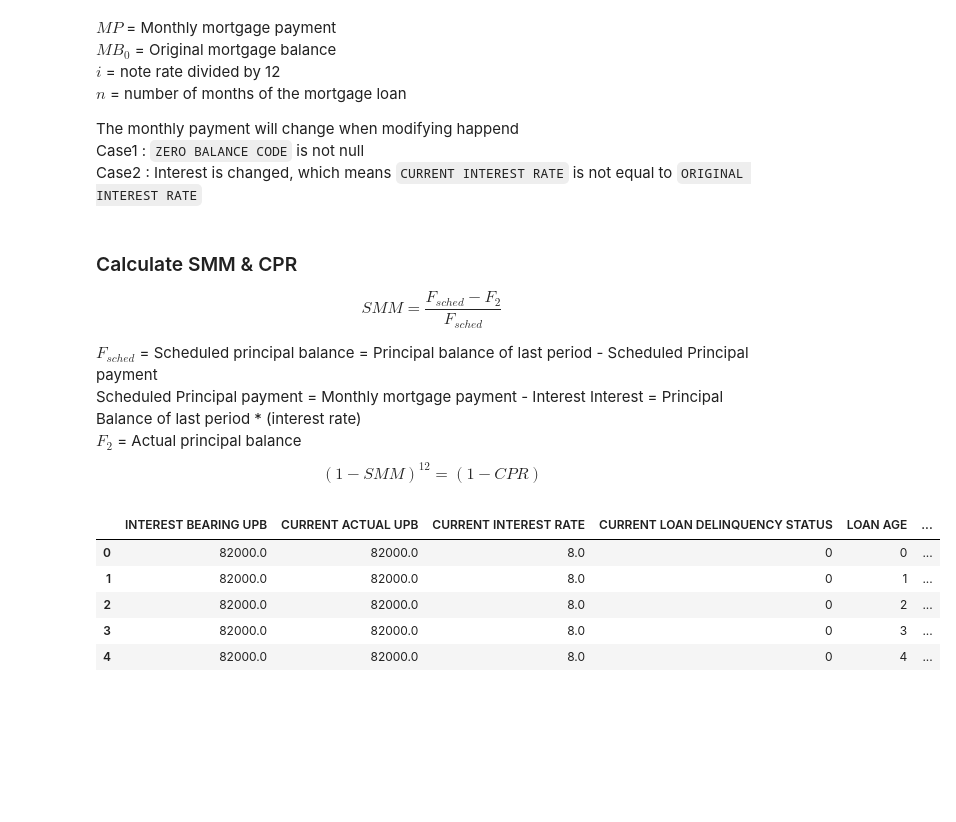
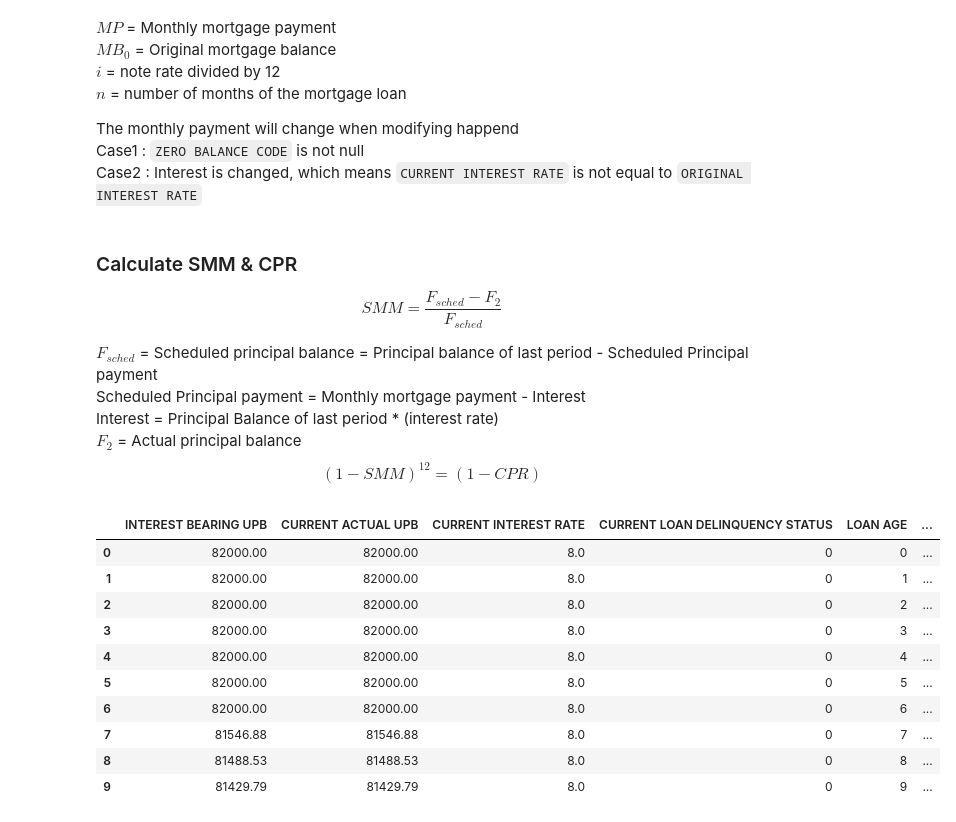
Before and after one commit to divija-rao/MBS_RiskManagement, a Jupyter notebook: PSA_model.ipynb, the cells around one changed output. Drawn from its saved outputs; the diff is of its cells as text; code cells hidden in the pictures; blank space fills up the shorter version.

```diff
--- a/PSA_model.ipynb
+++ b/PSA_model.ipynb
@@ -195,11 +195,11 @@ Case2 : Interest is changed, which means `CURRENT INTEREST RATE` is not equal to
 import numpy as np
 import pandas as pd
 # %%
-def _level_payment(F, annual_rate_pct, term_months):
+def _level_payment(principal_upb, annual_rate_pct, term_months):
     """
     Fixed-rate level monthly payment (standard mortgage annuity).
     Inputs:
-    F: principal (UPB) at the start of amortization
+    principal_upb: base principal used for amortization
     annual_rate_pct: annual interest %, e.g., 8.0
     term_months: remaining term in months (integer)
     Returns:
@@ -210,11 +210,11 @@ def _level_payment(F, annual_rate_pct, term_months):
     if n <= 0:
         return 0.0
     if r == 0:
-        return F / n
-    return F * (r * (1 + r) ** n) / ((1 + r) ** n - 1)
+        return principal_upb / n
+    return principal_upb * (r * (1 + r) ** n) / ((1 + r) ** n - 1)
 
 
-def find_monthly_payment(i, F, N,
+def find_monthly_payment(i, Original_UPB, Original_Loan_Term,
                          current_interest_rate,
                          original_interest_rate,
                          loan_age,
@@ -224,28 +224,28 @@ def find_monthly_payment(i, F, N,
     Return THIS PERIOD's scheduled payment under your two-case logic.
     Case 1: if zero_balance_code is not None -> payment = 0 (loan is closed)
     Case 2: if current_interest_rate != original_interest_rate ->
-            recast using remaining term (N - loan_age) and last period's balance
+            recast using the remaining term (N - loan_age) and last period's balance
     Else: use original terms.
     Notes:
       - Parameter i is kept for compatibility but not used.
       - 'balance_of_last_period' should be the period-begin interest-bearing UPB.
     """
-    if zero_balance_code is not None:
+    if pd.notna(zero_balance_code):
         return 0.0
 
     if current_interest_rate != original_interest_rate:
-        rem = max(int(N) - int(loan_age), 0)
+        rem = max(int(Original_Loan_Term) - int(loan_age), 0)
         return _level_payment(balance_of_last_period, current_interest_rate, rem)
 
-    return _level_payment(F, original_interest_rate, int(N))
+    return _level_payment(Original_UPB, original_interest_rate, int(Original_Loan_Term))
 # %% [markdown]
 ### Calculate SMM & CPR
 
 $$ SMM = \frac{F_{sched} -F_2}{F_{sched}} $$
 
-$F_{sched}$ = Scheduled principal balance = Principal balance of last period - Scheduled Principal payment
-Scheduled Principal payment = Monthly mortgage payment - Interest
-Interest = Principal Balance of last period * (interest rate)
+$F_{sched}$ = Scheduled principal balance = Principal balance of last period - Scheduled Principal payment<br>
+Scheduled Principal payment = Monthly mortgage payment - Interest<br>
+Interest = Principal Balance of last period * (interest rate)<br>
 $F_2$ = Actual principal balance
 $$ (1-SMM)^{12} = (1-CPR)$$
 # %%
@@ -259,7 +259,7 @@ def interest_payment(i, p_last):
     return p_last * r_m
 
 
-def CPR(bal1, bal2, i, F, N, loan_age, zero_balance_code,
+def CPR(bal1, bal2, i, Original_UPB, Original_Loan_Term, loan_age, zero_balance_code,
         original_interest_rate, current_interest_rate):
     """
     Compute SMM & CPR from back-to-back balances and scheduled mechanics.
@@ -271,16 +271,18 @@ def CPR(bal1, bal2, i, F, N, loan_age, zero_balance_code,
       (SMM, CPR, scheduled_principal, prepay_amount) where SMM/CPR are decimals.
     """
     # Case 1: zero-balance coded -> no scheduled activity
-    if zero_balance_code is not None:
+    if pd.notna(zero_balance_code):
         return 0.0, 0.0, 0.0, 0.0
 
     # Scheduled payment (Case 2 recast supported)
     pay = find_monthly_payment(
-        i=i, F=F, N=N,
+        i=i,
+        Original_UPB=Original_UPB,
+        Original_Loan_Term=Original_Loan_Term,
         current_interest_rate=current_interest_rate,
         original_interest_rate=original_interest_rate,
         loan_age=loan_age,
-        zero_balance_code=None,
+        zero_balance_code=np.nan,
         balance_of_last_period=bal1
     )
 
@@ -341,8 +343,8 @@ def compute_smm_cpr_by_row(df_FRM):
             bal1=float(r["BAL1"]),
             bal2=float(r["BAL2"]),
             i=float(r["CURRENT INTEREST RATE"]),
-            F=float(r["F0"]),
-            N=int(r["N0"]),
+            Original_UPB=float(r["F0"]),
+            Original_Loan_Term=int(r["N0"]),
             loan_age=int(r["LOAN AGE"]),
             zero_balance_code=r["ZERO BALANCE CODE"],
             original_interest_rate=float(r["I0"]),
@@ -357,12 +359,17 @@ def compute_smm_cpr_by_row(df_FRM):
     return df
 # %%
 df_out = compute_smm_cpr_by_row(df_FRM)
-df_out.tail()
+df_out.head(10)
 # %% [output]
 |  | INTEREST BEARING UPB | CURRENT ACTUAL UPB | CURRENT INTEREST RATE | CURRENT LOAN DELINQUENCY STATUS | LOAN AGE | ... |
-| 0 | 82000.0 | 82000.0 | 8.0 | 0 | 0 | ... |
-| 1 | 82000.0 | 82000.0 | 8.0 | 0 | 1 | ... |
-| 2 | 82000.0 | 82000.0 | 8.0 | 0 | 2 | ... |
-| 3 | 82000.0 | 82000.0 | 8.0 | 0 | 3 | ... |
-| 4 | 82000.0 | 82000.0 | 8.0 | 0 | 4 | ... |
+| 0 | 82000.00 | 82000.00 | 8.0 | 0 | 0 | ... |
+| 1 | 82000.00 | 82000.00 | 8.0 | 0 | 1 | ... |
+| 2 | 82000.00 | 82000.00 | 8.0 | 0 | 2 | ... |
+| 3 | 82000.00 | 82000.00 | 8.0 | 0 | 3 | ... |
+| 4 | 82000.00 | 82000.00 | 8.0 | 0 | 4 | ... |
+| 5 | 82000.00 | 82000.00 | 8.0 | 0 | 5 | ... |
+| 6 | 82000.00 | 82000.00 | 8.0 | 0 | 6 | ... |
+| 7 | 81546.88 | 81546.88 | 8.0 | 0 | 7 | ... |
+| 8 | 81488.53 | 81488.53 | 8.0 | 0 | 8 | ... |
+| 9 | 81429.79 | 81429.79 | 8.0 | 0 | 9 | ... |
 # %%
```
Also changed, not shown: parts of 4 cells of this notebook.
